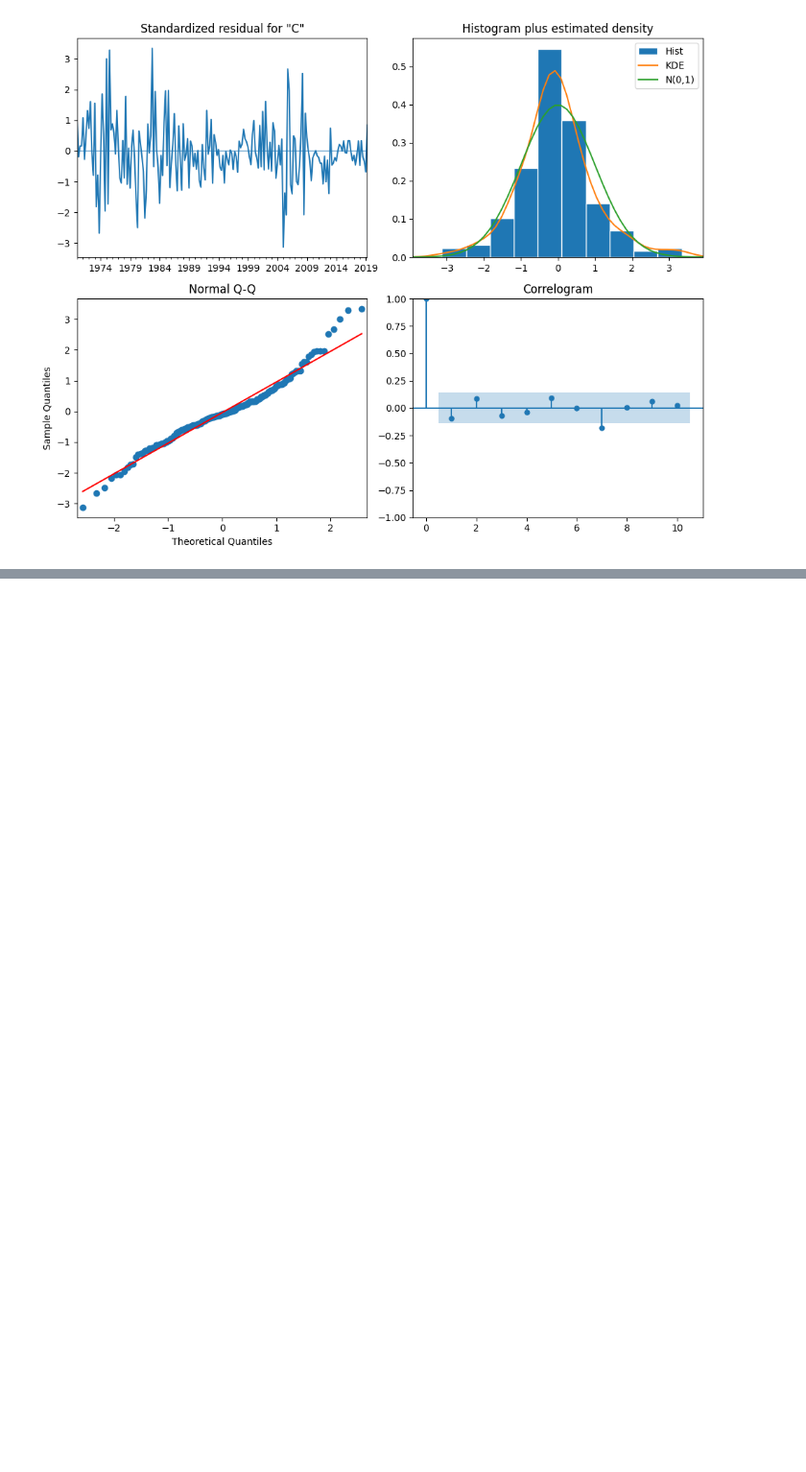
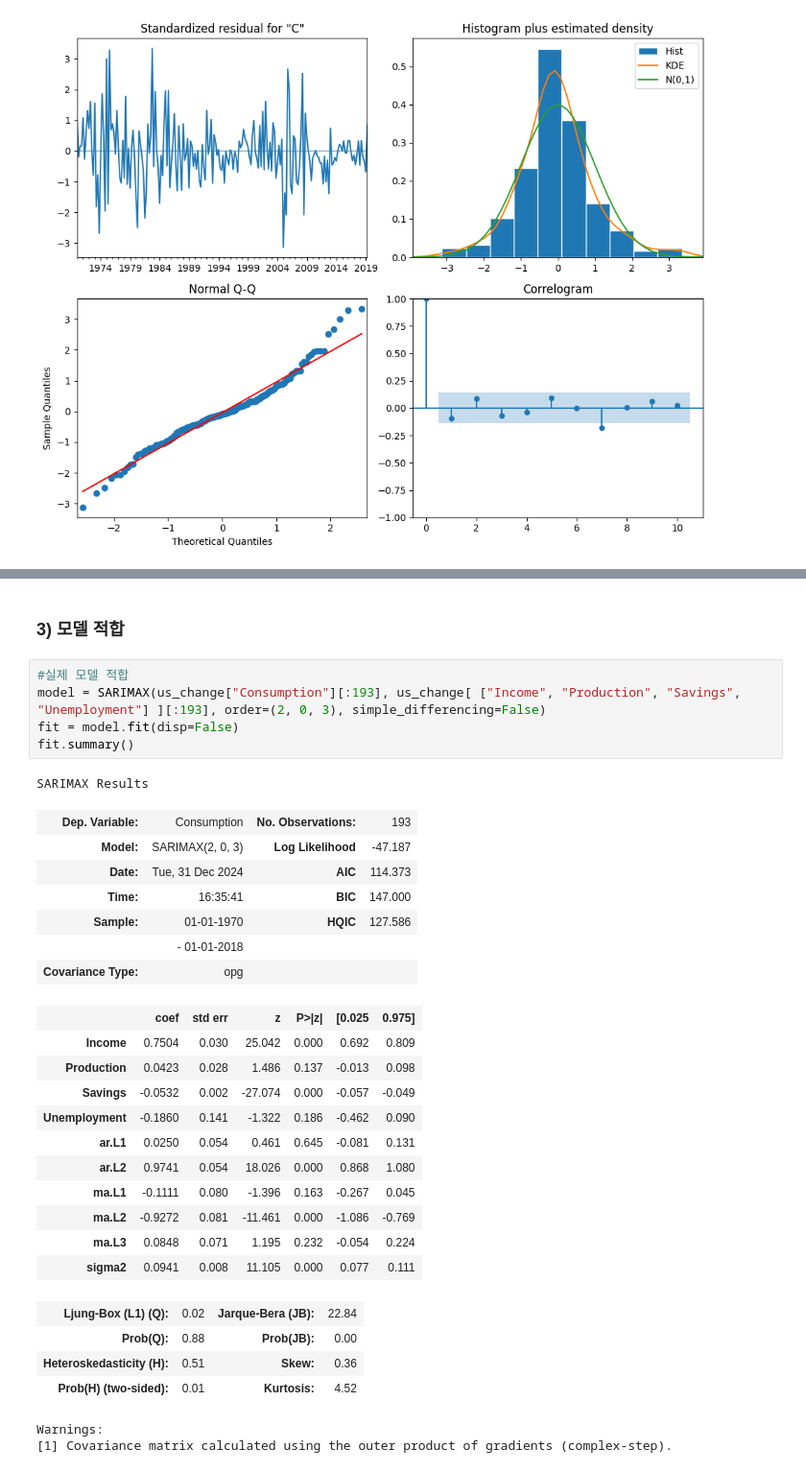
Before and after one commit to safeai-snu/Econometrics, a Jupyter notebook: Ch4.1.ARIMAX.ipynb, the cells around one changed output, grey strips where cells are left out. Shown at 96% size. Drawn from its saved outputs; the diff is of its cells as text; blank space fills up the shorter version.

```diff
--- a/Ch4.1.ARIMAX.ipynb
+++ b/Ch4.1.ARIMAX.ipynb
@@ -149 +184,34 @@ plt.show()
+# %% [markdown]
+### 3) 모델 적합
+# %%
+#실제 모델 적합
+model = SARIMAX(us_change["Consumption"][:193], us_change[ ["Income", "Production", "Savings", "Unemployment"] ][:193], order=(2, 0, 3), simple_differencing=False)
+fit = model.fit(disp=False)
+fit.summary()
+# %% [output]
+SARIMAX Results
+| Dep. Variable: | Consumption | No. Observations: | 193 |
+| Model: | SARIMAX(2, 0, 3) | Log Likelihood | -47.187 |
+| Date: | Tue, 31 Dec 2024 | AIC | 114.373 |
+| Time: | 16:35:41 | BIC | 147.000 |
+| Sample: | 01-01-1970 | HQIC | 127.586 |
+|  | - 01-01-2018 |  |  |
+| Covariance Type: | opg |  |  |
+|  | coef | std err | z | P>|z| | [0.025 | 0.975] |
+| Income | 0.7504 | 0.030 | 25.042 | 0.000 | 0.692 | 0.809 |
+| Production | 0.0423 | 0.028 | 1.486 | 0.137 | -0.013 | 0.098 |
+| Savings | -0.0532 | 0.002 | -27.074 | 0.000 | -0.057 | -0.049 |
+| Unemployment | -0.1860 | 0.141 | -1.322 | 0.186 | -0.462 | 0.090 |
+| ar.L1 | 0.0250 | 0.054 | 0.461 | 0.645 | -0.081 | 0.131 |
+| ar.L2 | 0.9741 | 0.054 | 18.026 | 0.000 | 0.868 | 1.080 |
+| ma.L1 | -0.1111 | 0.080 | -1.396 | 0.163 | -0.267 | 0.045 |
+| ma.L2 | -0.9272 | 0.081 | -11.461 | 0.000 | -1.086 | -0.769 |
+| ma.L3 | 0.0848 | 0.071 | 1.195 | 0.232 | -0.054 | 0.224 |
+| sigma2 | 0.0941 | 0.008 | 11.105 | 0.000 | 0.077 | 0.111 |
+| Ljung-Box (L1) (Q): | 0.02 | Jarque-Bera (JB): | 22.84 |
+| Prob(Q): | 0.88 | Prob(JB): | 0.00 |
+| Heteroskedasticity (H): | 0.51 | Skew: | 0.36 |
+| Prob(H) (two-sided): | 0.01 | Kurtosis: | 4.52 |
+Warnings:
+[1] Covariance matrix calculated using the outer product of gradients (complex-step).
 # %% [markdown]
```
Also changed, not shown: parts of 33 cells of this notebook, 2 other files.
